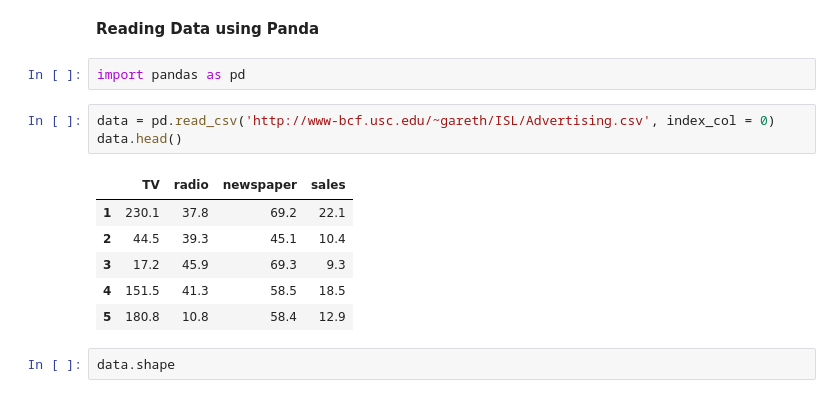
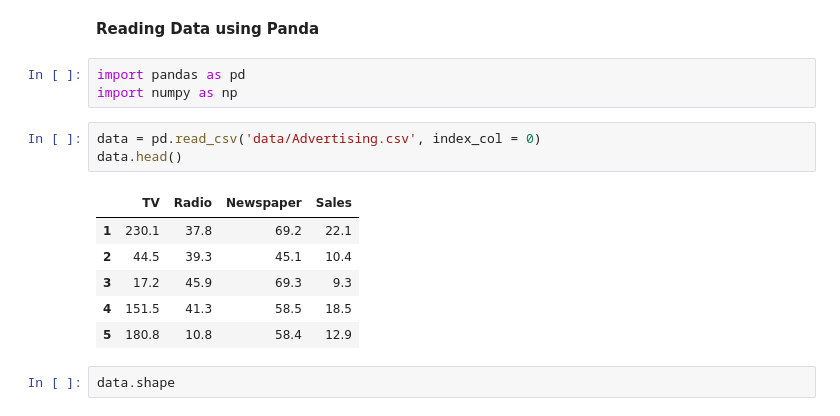
Before and after one commit to mohitpd/sklearn, a Jupyter notebook: sk2.ipynb, the cells around one changed output. Saved outputs shown, nothing was run; the diff lists cells and outputs as text.

```diff
--- a/sk2.ipynb
+++ b/sk2.ipynb
@@ -2,11 +2,12 @@
 **Reading Data using Panda**
 # %%
 import pandas as pd
+import numpy as np
 # %%
-data = pd.read_csv('http://www-bcf.usc.edu/~gareth/ISL/Advertising.csv', index_col = 0)
+data = pd.read_csv('data/Advertising.csv', index_col = 0)
 data.head()
 # %% [output]
-|  | TV | radio | newspaper | sales |
+|  | TV | Radio | Newspaper | Sales |
 | 1 | 230.1 | 37.8 | 69.2 | 22.1 |
 | 2 | 44.5 | 39.3 | 45.1 | 10.4 |
 | 3 | 17.2 | 45.9 | 69.3 | 9.3 |
```
Also changed, not shown: parts of 6 cells of this notebook, 2 other files.
